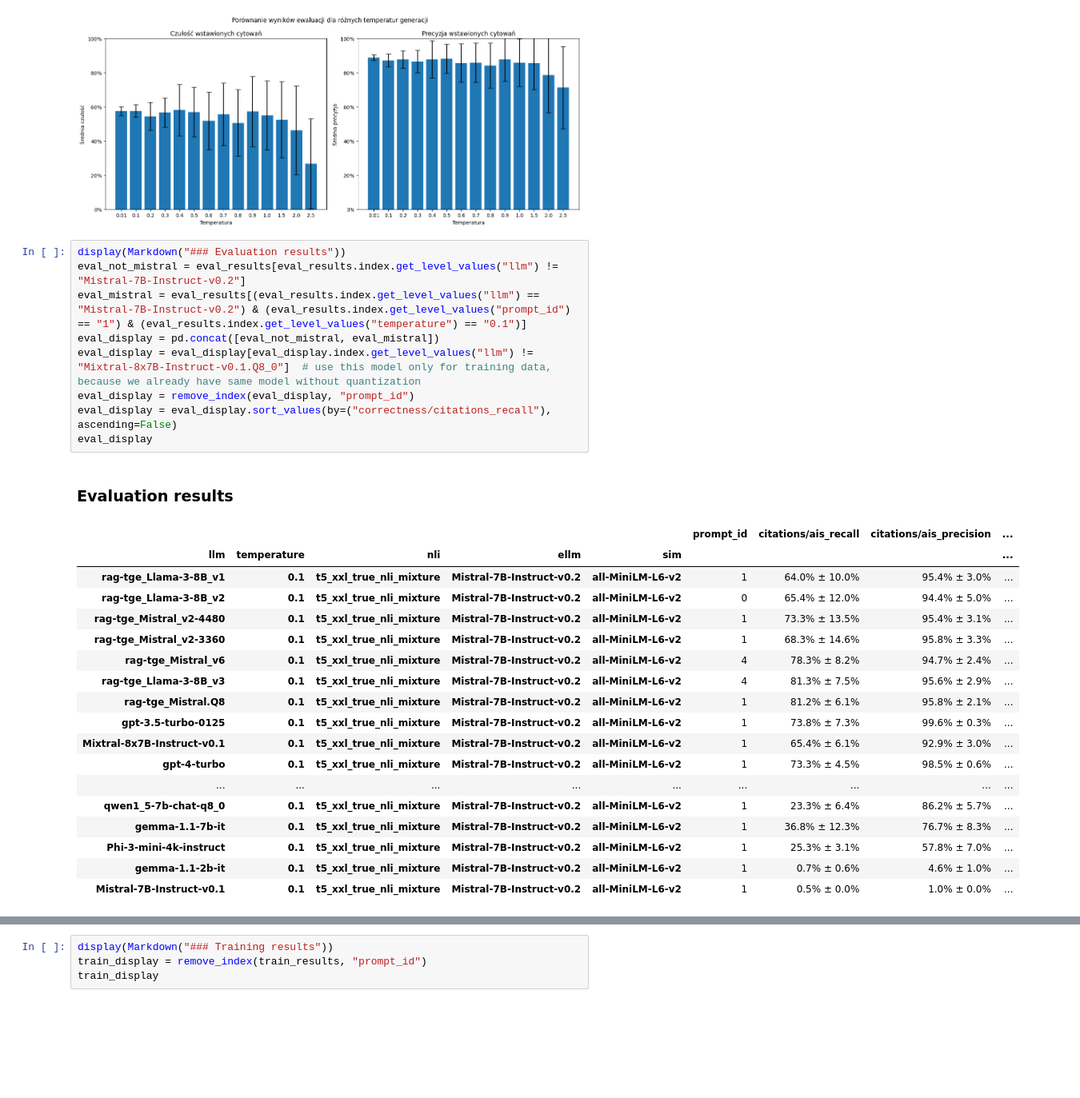
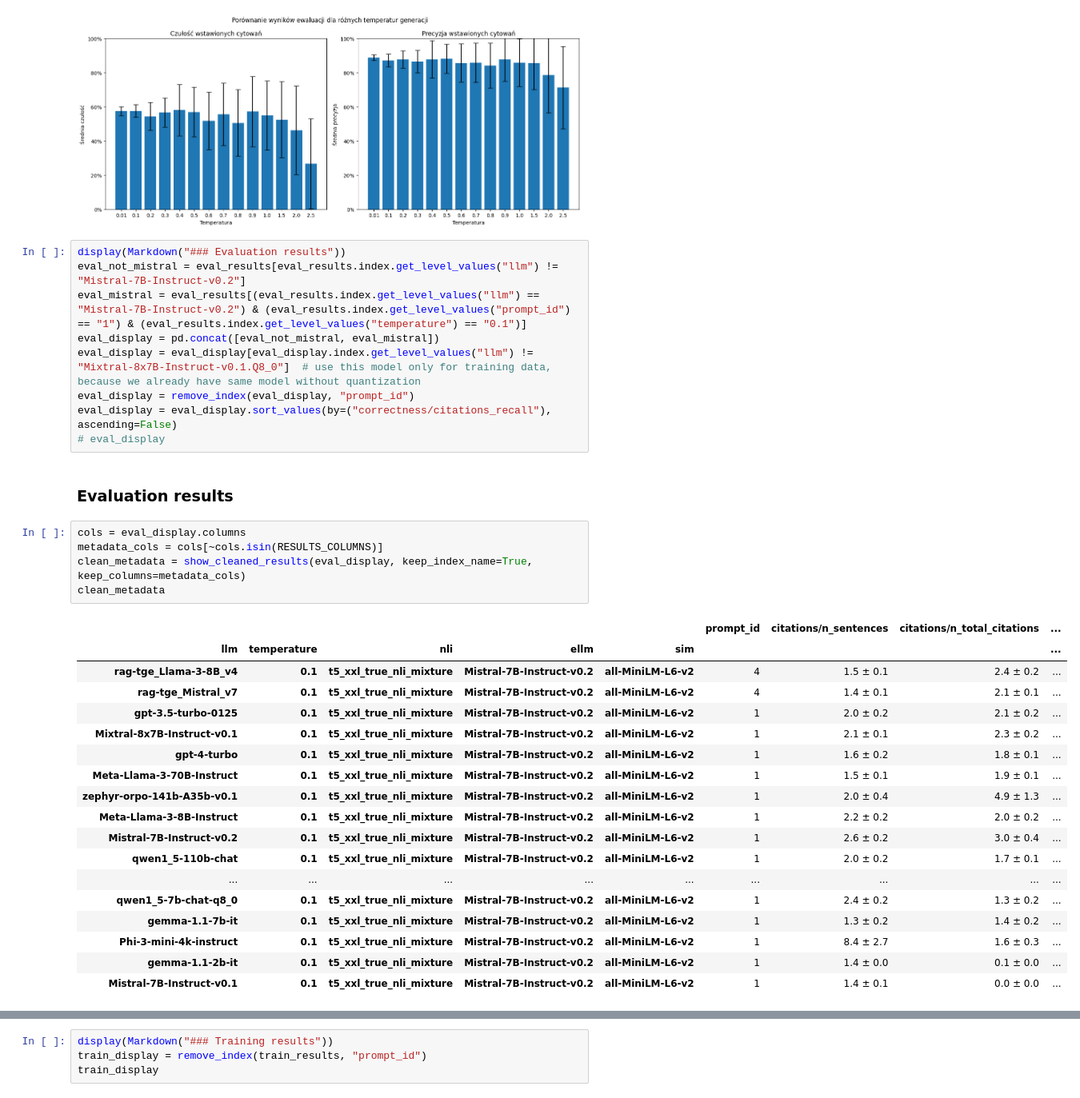
Before and after one commit to tdolega/rag-tge, a Jupyter notebook: src/results.ipynb, the cells around one changed output, grey strips where cells are left out. Shown: that part at 80% size. Drawn from its saved outputs; the diff is of its cells as text; blank space fills up the shorter version.

```diff
--- a/src/results.ipynb
+++ b/src/results.ipynb
@@ -175,25 +176,31 @@ eval_display = pd.concat([eval_not_mistral, eval_mistral])
 eval_display = eval_display[eval_display.index.get_level_values("llm") != "Mixtral-8x7B-Instruct-v0.1.Q8_0"]  # use this model only for training data, because we already have same model without quantization
 eval_display = remove_index(eval_display, "prompt_id")
 eval_display = eval_display.sort_values(by=("correctness/citations_recall"), ascending=False)
-eval_display
+# eval_display
 # %% [output]
 ### Evaluation results
-|  |  |  |  |  | prompt_id | citations/ais_recall | citations/ais_precision | ... |
-| llm | temperature | nli | ellm | sim |  |  |  | ... |
-| rag-tge_Llama-3-8B_v1 | 0.1 | t5_xxl_true_nli_mixture | Mistral-7B-Instruct-v0.2 | all-MiniLM-L6-v2 | 1 | 64.0% ± 10.0% | 95.4% ± 3.0% | ... |
-| rag-tge_Llama-3-8B_v2 | 0.1 | t5_xxl_true_nli_mixture | Mistral-7B-Instruct-v0.2 | all-MiniLM-L6-v2 | 0 | 65.4% ± 12.0% | 94.4% ± 5.0% | ... |
-| rag-tge_Mistral_v2-4480 | 0.1 | t5_xxl_true_nli_mixture | Mistral-7B-Instruct-v0.2 | all-MiniLM-L6-v2 | 1 | 73.3% ± 13.5% | 95.4% ± 3.1% | ... |
-| rag-tge_Mistral_v2-3360 | 0.1 | t5_xxl_true_nli_mixture | Mistral-7B-Instruct-v0.2 | all-MiniLM-L6-v2 | 1 | 68.3% ± 14.6% | 95.8% ± 3.3% | ... |
-| rag-tge_Mistral_v6 | 0.1 | t5_xxl_true_nli_mixture | Mistral-7B-Instruct-v0.2 | all-MiniLM-L6-v2 | 4 | 78.3% ± 8.2% | 94.7% ± 2.4% | ... |
-| rag-tge_Llama-3-8B_v3 | 0.1 | t5_xxl_true_nli_mixture | Mistral-7B-Instruct-v0.2 | all-MiniLM-L6-v2 | 4 | 81.3% ± 7.5% | 95.6% ± 2.9% | ... |
-| rag-tge_Mistral.Q8 | 0.1 | t5_xxl_true_nli_mixture | Mistral-7B-Instruct-v0.2 | all-MiniLM-L6-v2 | 1 | 81.2% ± 6.1% | 95.8% ± 2.1% | ... |
-| gpt-3.5-turbo-0125 | 0.1 | t5_xxl_true_nli_mixture | Mistral-7B-Instruct-v0.2 | all-MiniLM-L6-v2 | 1 | 73.8% ± 7.3% | 99.6% ± 0.3% | ... |
-| Mixtral-8x7B-Instruct-v0.1 | 0.1 | t5_xxl_true_nli_mixture | Mistral-7B-Instruct-v0.2 | all-MiniLM-L6-v2 | 1 | 65.4% ± 6.1% | 92.9% ± 3.0% | ... |
-| gpt-4-turbo | 0.1 | t5_xxl_true_nli_mixture | Mistral-7B-Instruct-v0.2 | all-MiniLM-L6-v2 | 1 | 73.3% ± 4.5% | 98.5% ± 0.6% | ... |
-| ... | ... | ... | ... | ... | ... | ... | ... | ... |
-| qwen1_5-7b-chat-q8_0 | 0.1 | t5_xxl_true_nli_mixture | Mistral-7B-Instruct-v0.2 | all-MiniLM-L6-v2 | 1 | 23.3% ± 6.4% | 86.2% ± 5.7% | ... |
-| gemma-1.1-7b-it | 0.1 | t5_xxl_true_nli_mixture | Mistral-7B-Instruct-v0.2 | all-MiniLM-L6-v2 | 1 | 36.8% ± 12.3% | 76.7% ± 8.3% | ... |
-| Phi-3-mini-4k-instruct | 0.1 | t5_xxl_true_nli_mixture | Mistral-7B-Instruct-v0.2 | all-MiniLM-L6-v2 | 1 | 25.3% ± 3.1% | 57.8% ± 7.0% | ... |
-| gemma-1.1-2b-it | 0.1 | t5_xxl_true_nli_mixture | Mistral-7B-Instruct-v0.2 | all-MiniLM-L6-v2 | 1 | 0.7% ± 0.6% | 4.6% ± 1.0% | ... |
-| Mistral-7B-Instruct-v0.1 | 0.1 | t5_xxl_true_nli_mixture | Mistral-7B-Instruct-v0.2 | all-MiniLM-L6-v2 | 1 | 0.5% ± 0.0% | 1.0% ± 0.0% | ... |
+# %%
+cols = eval_display.columns
+metadata_cols = cols[~cols.isin(RESULTS_COLUMNS)]
+clean_metadata = show_cleaned_results(eval_display, keep_index_name=True, keep_columns=metadata_cols)
+clean_metadata
+# %% [output]
+|  |  |  |  |  | prompt_id | citations/n_sentences | citations/n_total_citations | ... |
+| llm | temperature | nli | ellm | sim |  |  |  | ... |
+| rag-tge_Llama-3-8B_v4 | 0.1 | t5_xxl_true_nli_mixture | Mistral-7B-Instruct-v0.2 | all-MiniLM-L6-v2 | 4 | 1.5 ± 0.1 | 2.4 ± 0.2 | ... |
+| rag-tge_Mistral_v7 | 0.1 | t5_xxl_true_nli_mixture | Mistral-7B-Instruct-v0.2 | all-MiniLM-L6-v2 | 4 | 1.4 ± 0.1 | 2.1 ± 0.1 | ... |
+| gpt-3.5-turbo-0125 | 0.1 | t5_xxl_true_nli_mixture | Mistral-7B-Instruct-v0.2 | all-MiniLM-L6-v2 | 1 | 2.0 ± 0.2 | 2.1 ± 0.2 | ... |
+| Mixtral-8x7B-Instruct-v0.1 | 0.1 | t5_xxl_true_nli_mixture | Mistral-7B-Instruct-v0.2 | all-MiniLM-L6-v2 | 1 | 2.1 ± 0.1 | 2.3 ± 0.2 | ... |
+| gpt-4-turbo | 0.1 | t5_xxl_true_nli_mixture | Mistral-7B-Instruct-v0.2 | all-MiniLM-L6-v2 | 1 | 1.6 ± 0.2 | 1.8 ± 0.1 | ... |
+| Meta-Llama-3-70B-Instruct | 0.1 | t5_xxl_true_nli_mixture | Mistral-7B-Instruct-v0.2 | all-MiniLM-L6-v2 | 1 | 1.5 ± 0.1 | 1.9 ± 0.1 | ... |
+| zephyr-orpo-141b-A35b-v0.1 | 0.1 | t5_xxl_true_nli_mixture | Mistral-7B-Instruct-v0.2 | all-MiniLM-L6-v2 | 1 | 2.0 ± 0.4 | 4.9 ± 1.3 | ... |
+| Meta-Llama-3-8B-Instruct | 0.1 | t5_xxl_true_nli_mixture | Mistral-7B-Instruct-v0.2 | all-MiniLM-L6-v2 | 1 | 2.2 ± 0.2 | 2.0 ± 0.2 | ... |
+| Mistral-7B-Instruct-v0.2 | 0.1 | t5_xxl_true_nli_mixture | Mistral-7B-Instruct-v0.2 | all-MiniLM-L6-v2 | 1 | 2.6 ± 0.2 | 3.0 ± 0.4 | ... |
+| qwen1_5-110b-chat | 0.1 | t5_xxl_true_nli_mixture | Mistral-7B-Instruct-v0.2 | all-MiniLM-L6-v2 | 1 | 2.0 ± 0.2 | 1.7 ± 0.1 | ... |
+| ... | ... | ... | ... | ... | ... | ... | ... | ... |
+| qwen1_5-7b-chat-q8_0 | 0.1 | t5_xxl_true_nli_mixture | Mistral-7B-Instruct-v0.2 | all-MiniLM-L6-v2 | 1 | 2.4 ± 0.2 | 1.3 ± 0.2 | ... |
+| gemma-1.1-7b-it | 0.1 | t5_xxl_true_nli_mixture | Mistral-7B-Instruct-v0.2 | all-MiniLM-L6-v2 | 1 | 1.3 ± 0.2 | 1.4 ± 0.2 | ... |
+| Phi-3-mini-4k-instruct | 0.1 | t5_xxl_true_nli_mixture | Mistral-7B-Instruct-v0.2 | all-MiniLM-L6-v2 | 1 | 8.4 ± 2.7 | 1.6 ± 0.3 | ... |
+| gemma-1.1-2b-it | 0.1 | t5_xxl_true_nli_mixture | Mistral-7B-Instruct-v0.2 | all-MiniLM-L6-v2 | 1 | 1.4 ± 0.0 | 0.1 ± 0.0 | ... |
+| Mistral-7B-Instruct-v0.1 | 0.1 | t5_xxl_true_nli_mixture | Mistral-7B-Instruct-v0.2 | all-MiniLM-L6-v2 | 1 | 1.4 ± 0.1 | 0.0 ± 0.0 | ... |
 # %%
```
Also changed, not shown: parts of 4 cells of this notebook, 3 other files.
